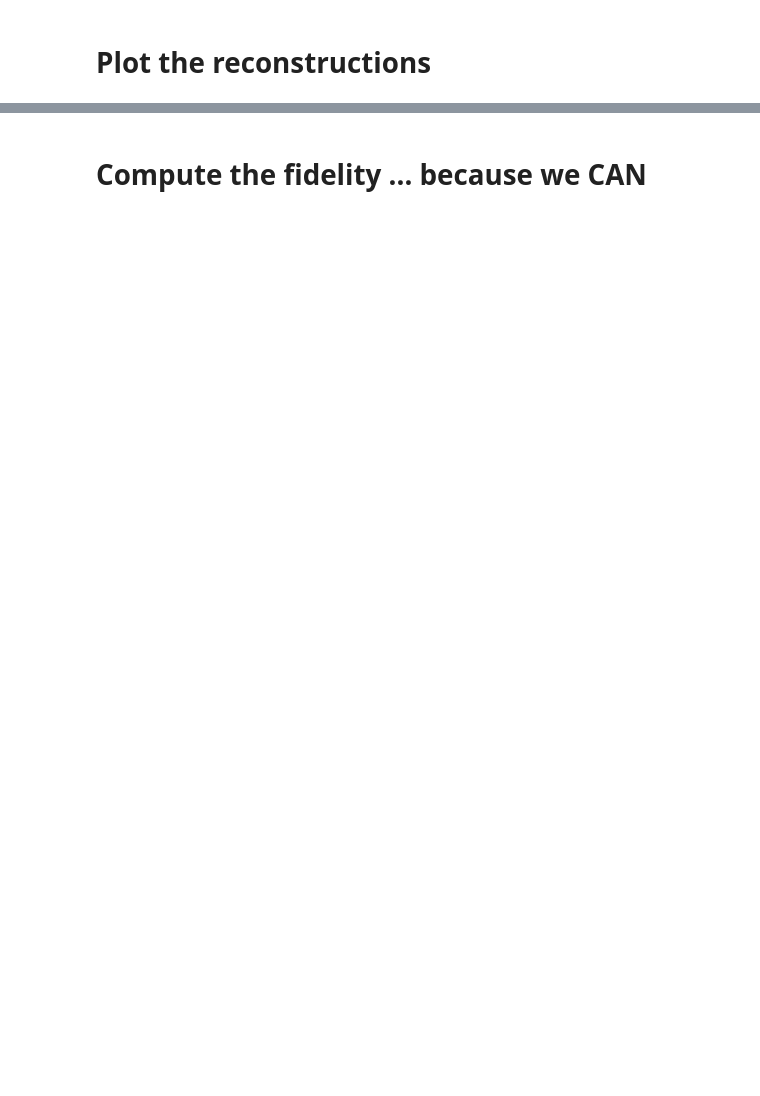
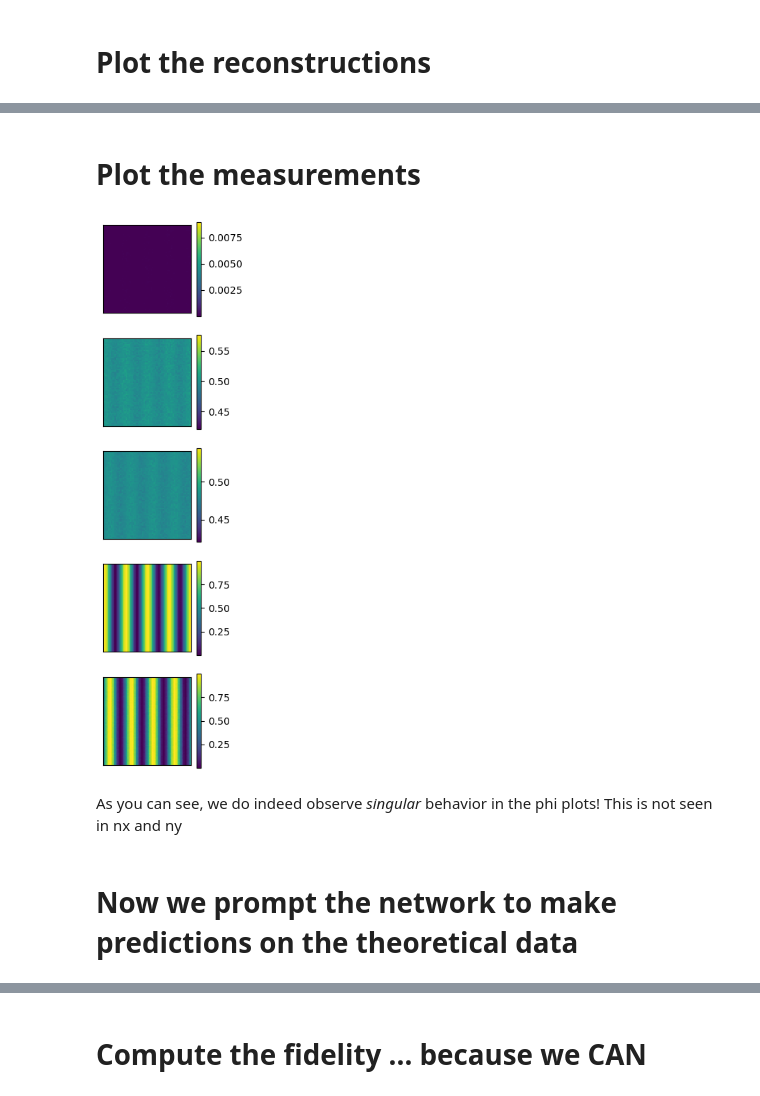
Before and after one commit to TareqJ1000/QPT_NN, a Jupyter notebook: CNN_Reconstruction.ipynb, the cells around one changed output, grey strips where cells are left out. Saved outputs shown, nothing was run; the diff lists cells and outputs as text; code cells hidden in the pictures; blank space fills up the shorter version.

```diff
--- a/CNN_Reconstruction.ipynb
+++ b/CNN_Reconstruction.ipynb
@@ -191,9 +296,20 @@ plt.savefig(f'experimental_{num_pix}' + process_unnamed + '.png')
 # %%
 # To compare, let's also consider the theoretical data
+num_pix = 64
+process_num = 1
+process_list = {1:"Tx(pi)", 2:"Ty(pi2)Tx(pi2)W", 3:"Tx(pi)WTx(pi2)WTx(pi2)", 4:"S1x(pi)W", 5:"S2x(pi)WS1y(pi)", 6:"QPlate"}
+
+process_unnamed = process_list[process_num]
+process = "/" + process_unnamed
 path = f"theoretical_data/{num_pix}"
 direc = path + process
 
 E_th_mat = np.loadtxt(direc+'/en.txt')
-nx_th_mat = np.loadtxt(direc+'/nx.txt')
-ny_th_mat = np.loadtxt(direc+'/ny.txt')
-nz_th_mat =  np.loadtxt(direc+'/nz.txt')
+
+if (process_num == 6):
+    phi = np.loadtxt(direc+'/phi.txt')
+    theta = np.loadtxt(direc+'/theta.txt')
+else:
+    nx_th_mat = np.loadtxt(direc+'/nx.txt')
+    ny_th_mat = np.loadtxt(direc+'/ny.txt')
+    nz_th_mat =  np.loadtxt(direc+'/nz.txt')
@@ -199,0 +368,36 @@ nz_th_mat =  np.loadtxt(direc+'/nz.txt')
+# %% [markdown]
+# Plot the measurements
+# %%
+fig, ax = plt.subplots(5,1, figsize=(2,10))
+minIn = 0
+maxIn = 1
+
+ax[0].pcolormesh(full_meas[:,:,0], vmin=minIn, vmax=maxIn)
+ax[0].get_xaxis().set_visible(False)
+ax[0].get_yaxis().set_visible(False)
+
+ax[1].pcolormesh(full_meas[:,:,1], vmin=minIn, vmax=maxIn)
+ax[1].get_xaxis().set_visible(False)
+ax[1].get_yaxis().set_visible(False)
+
+ax[2].pcolormesh(full_meas[:,:,2], vmin=minIn, vmax=maxIn)
+ax[2].get_xaxis().set_visible(False)
+ax[2].get_yaxis().set_visible(False)
+
+ax[3].pcolormesh(full_meas[:,:,3], vmin=minIn, vmax=maxIn)
+ax[3].get_xaxis().set_visible(False)
+ax[3].get_yaxis().set_visible(False)
+
+ax[4].pcolormesh(full_meas[:,:,4], vmin=minIn, vmax=maxIn)
+ax[4].get_xaxis().set_visible(False)
+ax[4].get_yaxis().set_visible(False)
+
+# Add colorbars to subplots
+
+cb1 = fig.colorbar(ax[0].imshow(full_meas[:,:,0]), ax=ax[0])
+cb2 = fig.colorbar(ax[1].imshow(full_meas[:,:,1]), ax=ax[1])
+cb3 = fig.colorbar(ax[2].imshow(full_meas[:,:,2]), ax=ax[2])
+cb4 = fig.colorbar(ax[3].imshow(full_meas[:,:,3]), ax=ax[3])
+cb5 = fig.colorbar(ax[4].imshow(full_meas[:,:,4]), ax=ax[4])
+# %% [output]
+[figure, added]
@@ -199,0 +406,4 @@ nz_th_mat =  np.loadtxt(direc+'/nz.txt')
+# %% [markdown]
+As you can see, we do indeed observe *singular* behavior in the phi plots! This is not seen in nx and ny
+# %% [markdown]
+# Now we prompt the network to make predictions on the theoretical data
```
Also changed, not shown: parts of 38 cells of this notebook, 12 other files.
